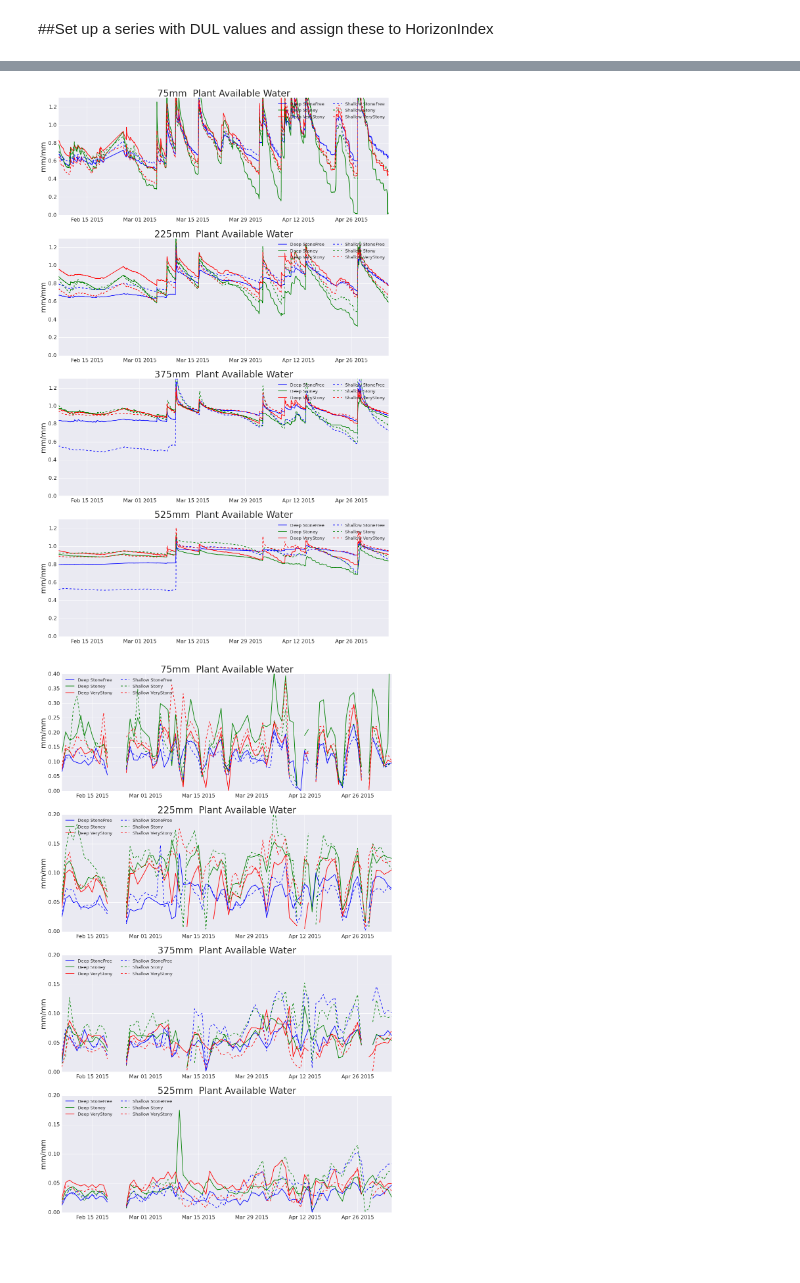
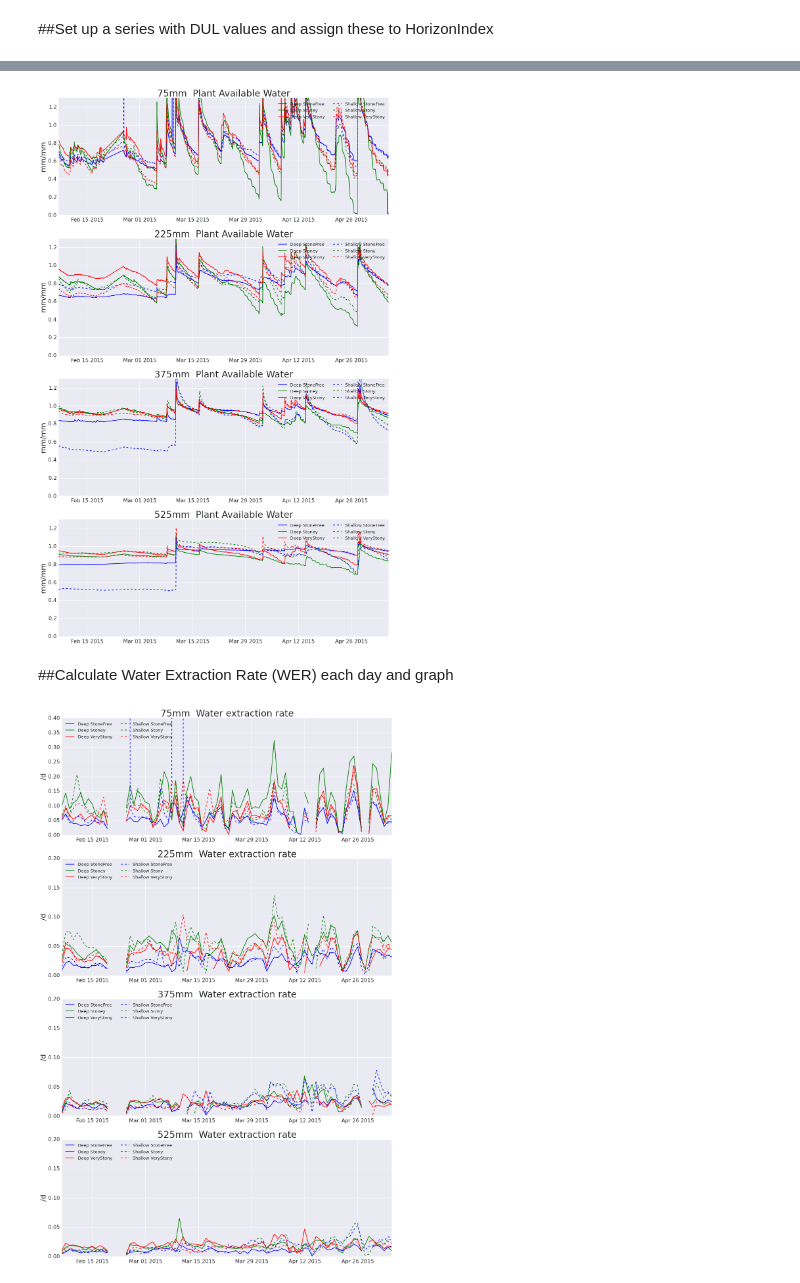
Before and after one commit to HamishBrownPFR/StonySoilLysimeters, a Jupyter notebook: AgronomyPaper.ipynb, the cells around one changed output, grey strips where cells are left out. Saved outputs shown, nothing was run; the diff lists cells and outputs as text; code cells hidden in the pictures; blank space fills up the shorter version.

```diff
--- a/AgronomyPaper.ipynb
+++ b/AgronomyPaper.ipynb
@@ -10,14 +10,14 @@ import matplotlib.pyplot as plt
 # %%
 #Read in data calibrated VWC and PAW data
 Data = pd.read_pickle('.\DataFrames\LysoVWC_df')
-#PAW = pd.read_pickle('.\DataFrames\LysoPAW_df')
+Data.columns = Data.columns.swaplevel('Sensor','Depth') #get index in the right order for graphing
 
 #Read in calibration coefficients calculated in C:\GitHubRepos\StonySoilLysimeters\Calibration\CS650Calibration.ipynb
 SensorCoefficients = pd.read_pickle('.\Calibration\CS650Calibration.pkl')
 
 
 #Bring in index for horizion types
-HorizonIndex=pd.read_csv('.\HorizonIndex.csv', #specify file path for data to read in
+HorizonIndex=pd.read_csv('.\IndexFiles\HorizonIndex.csv', #specify file path for data to read in
                          index_col = 0, #Use the first column, which is Date, as an index
                          na_values = 'NAN')
 # %% [markdown]
@@ -91,7 +91,7 @@ MakePlot(4,'D4',1,.5, '525mm')
 # %% [markdown]
 ##Graph Plant available water
 # %%
-PAWData =  PAW.ix['2014-11-05 08:00:00':'2015-05-05'].groupby(level=['Gravels','Stones','Depth'],axis=1).mean()
+PAWData =  PAW.ix['2014-11-05 08:00:00':'2015-05-05',:].groupby(level=['Gravels','Stones','Depth'],axis=1).mean()
 PAWData.where(PAWData<0.5,np.nan,inplace=True)
 
 Fig = plt.figure(figsize=(18, 60))
@@ -144,0 +144,10 @@ for X in range (1,97):
+# %%
+#Set up empty dataframe with the same index and column structure as TDR data to hold Relative Plant Available Water values
+RPAW = pd.DataFrame(index = PAW.index, columns = PAW.columns)
+
+for X in range (1,97):
+    SensorRef = 'S_' + np.str(X)
+    Horizon = HorizonIndex.ix[X,'Horizon']
+    LL = SensorCoefficients.ix[Horizon,'LL']
+    PAWC = HorizonIndex.ix[X,'DUL'] - LL
+    RPAW[SensorRef] = PAW[SensorRef].divide(PAWC)
@@ -145,5 +156,5 @@ for X in range (1,97):
 # %%
-RPAWMeans =  RPAW.ix['2014-11-05 08:00:00':'2015-05-05'].groupby(level=['Gravels','Stones','Depth'],axis=1).mean()
+RPAWMeans =  RPAW.ix['2014-11-05 08:00:00':'2015-05-05',:].groupby(level=['Gravels','Stones','Depth'],axis=1).mean()
 
 Fig = plt.figure(figsize=(18, 60))
 
@@ -167,34 +178,38 @@ MakePlot(2,'D2',1,1.3, '225mm')
 MakePlot(3,'D3',1,1.3, '375mm')
 MakePlot(4,'D4',1,1.3, '525mm')
 # %% [output]
-[figure, old version]
+[figure, new version]
+# %% [markdown]
+##Calculate Water Extraction Rate (WER) each day and graph
 # %%
-kl = RPAW.diff() * -1
-kl.where(RPAW<0.98,np.nan,inplace=True)
-kl.where(kl>0,np.nan,inplace=True)
+#Water Extraction Rate is the proportion of plant available water that is extracted each day so calculated as the difference between
+#RPAW each day
+WER = RPAW.diff() * -1
+WER.where(RPAW<0.98,np.nan,inplace=True)
+WER.where(WER>0,np.nan,inplace=True)
+DailyWER = WER.resample('D', how ='sum')
 
-klMean = kl.ix['2014-11-05 08:00:00':'2015-05-05'].groupby(level=['Gravels','Stones','Depth'],axis=1).mean()
-klMean = klMean.resample('D', how='sum')
+WERMean = DailyWER.ix['2014-11-05 08:00:00':'2015-05-05'].groupby(level=['Gravels','Stones','Depth'],axis=1).mean()
 Fig = plt.figure(figsize=(18, 60))
 
 def MakePlot(Position, Depth, LayerThickness, Ymax, DepthLabel):
         Fig.add_subplot(8,1,Position, color_cycle=['b','g','r','b','g','r'])
-        plt.title(DepthLabel + '  Plant Available Water', fontsize=28);
-        plt.plot(klMean.index,klMean.Deep.StoneFree.ix[:,Depth]*LayerThickness, '-', label='Deep StoneFree');
-        plt.plot(klMean.index,klMean.Deep.Stony.ix[:,Depth]*LayerThickness, '-', label='Deep Stoney');
-        plt.plot(klMean.index,klMean.Deep.VeryStony.ix[:,Depth]*LayerThickness,'-', label='Deep VeryStony');
-        plt.plot(klMean.index,klMean.Shallow.StoneFree.ix[:,Depth]*LayerThickness, '--', label='Shallow StoneFree');
-        plt.plot(klMean.index,klMean.Shallow.Stony.ix[:,Depth]*LayerThickness, '--', label='Shallow Stony');
-        plt.plot(klMean.index,klMean.Shallow.VeryStony.ix[:,Depth]*LayerThickness, '--', label='Shallow VeryStony');
-        plt.ylabel('mm/mm', fontsize=22);
+        plt.title(DepthLabel + '  Water extraction rate', fontsize=28);
+        plt.plot(WERMean.index,WERMean.Deep.StoneFree.ix[:,Depth]*LayerThickness, '-', label='Deep StoneFree');
+        plt.plot(WERMean.index,WERMean.Deep.Stony.ix[:,Depth]*LayerThickness, '-', label='Deep Stoney');
+        plt.plot(WERMean.index,WERMean.Deep.VeryStony.ix[:,Depth]*LayerThickness,'-', label='Deep VeryStony');
+        plt.plot(WERMean.index,WERMean.Shallow.StoneFree.ix[:,Depth]*LayerThickness, '--', label='Shallow StoneFree');
+        plt.plot(WERMean.index,WERMean.Shallow.Stony.ix[:,Depth]*LayerThickness, '--', label='Shallow Stony');
+        plt.plot(WERMean.index,WERMean.Shallow.VeryStony.ix[:,Depth]*LayerThickness, '--', label='Shallow VeryStony');
+        plt.ylabel('/d', fontsize=22);
         plt.tick_params(labelsize=16);
         plt.ylim(-0,Ymax);
         plt.legend(loc=2, fontsize=13, ncol=2)
         return;
 
 MakePlot(1,'D1',1,.4, '75mm')
 MakePlot(2,'D2',1,.2, '225mm')
 MakePlot(3,'D3',1,.2, '375mm')
 MakePlot(4,'D4',1,.2, '525mm')
 # %% [output]
-[figure, old version]
+[figure, new version]
```
Also changed, not shown: parts of 17 cells of this notebook, 9 other files.
